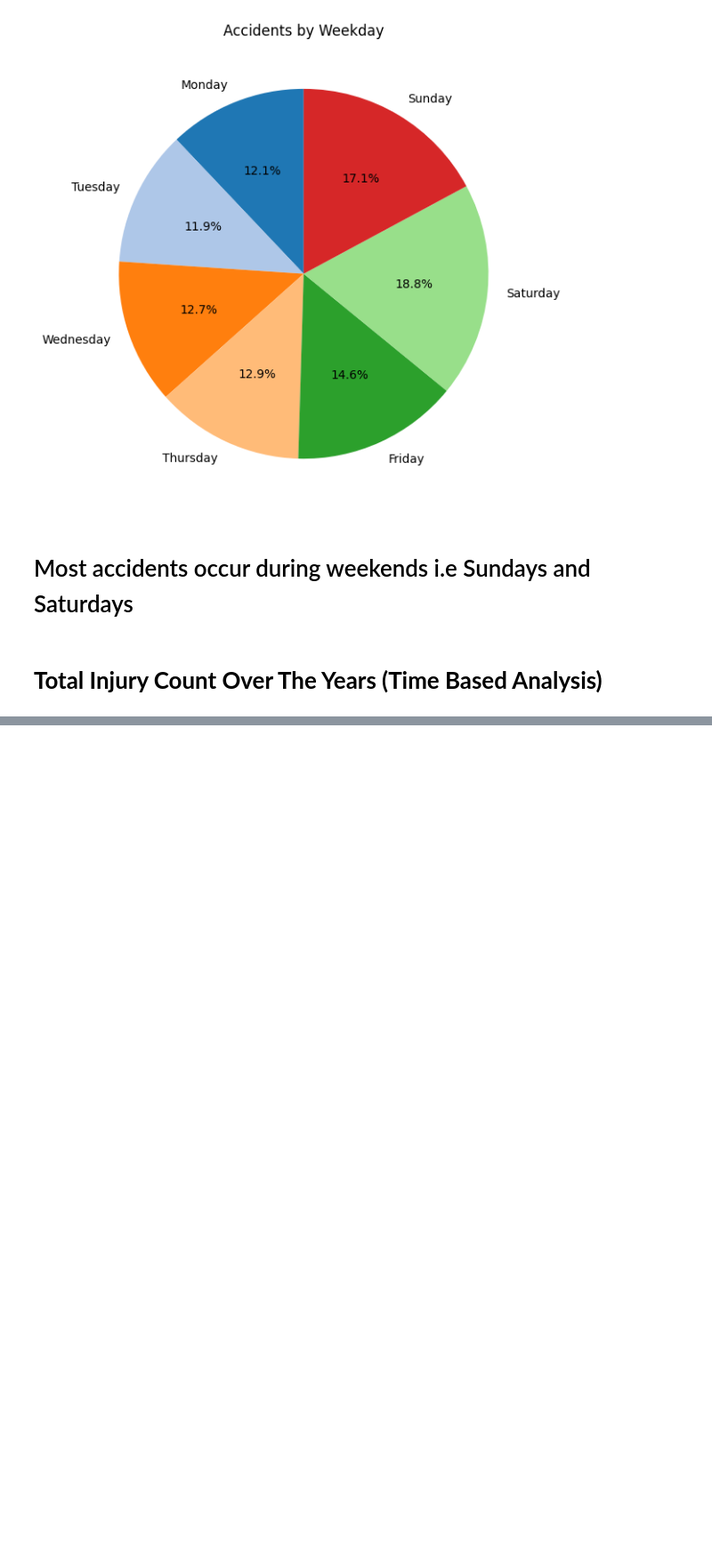
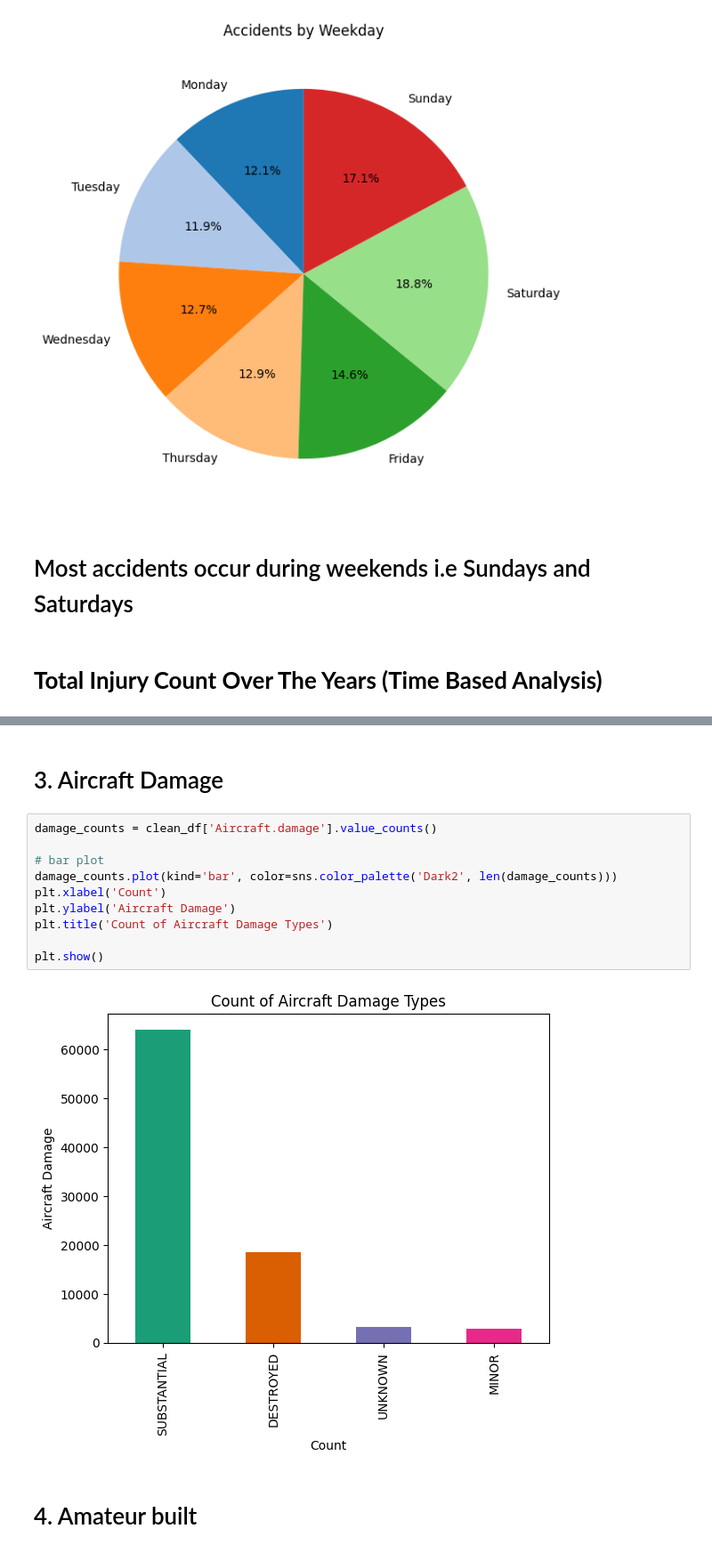
Before and after one commit to mwendemichelle4-dev/Aviation_Accident_Analysis, a Jupyter notebook: Aviation_analysis.ipynb, the cells around one changed output, grey strips where cells are left out. Shown at 89% size. Saved outputs shown, nothing was run; the diff lists cells and outputs as text; blank space fills up the shorter version.

```diff
--- a/Aviation_analysis.ipynb
+++ b/Aviation_analysis.ipynb
@@ -421,0 +532,16 @@ plt.show()
+# %% [markdown]
+# 3. Aircraft Damage
+# %%
+damage_counts = clean_df['Aircraft.damage'].value_counts()
+
+# bar plot
+damage_counts.plot(kind='bar', color=sns.color_palette('Dark2', len(damage_counts)))
+plt.xlabel('Count')
+plt.ylabel('Aircraft Damage')
+plt.title('Count of Aircraft Damage Types')
+
+plt.show()
+# %% [output]
+[figure, added]
+# %% [markdown]
+# 4. Amateur built
```
Also changed, not shown: parts of 20 cells of this notebook.
